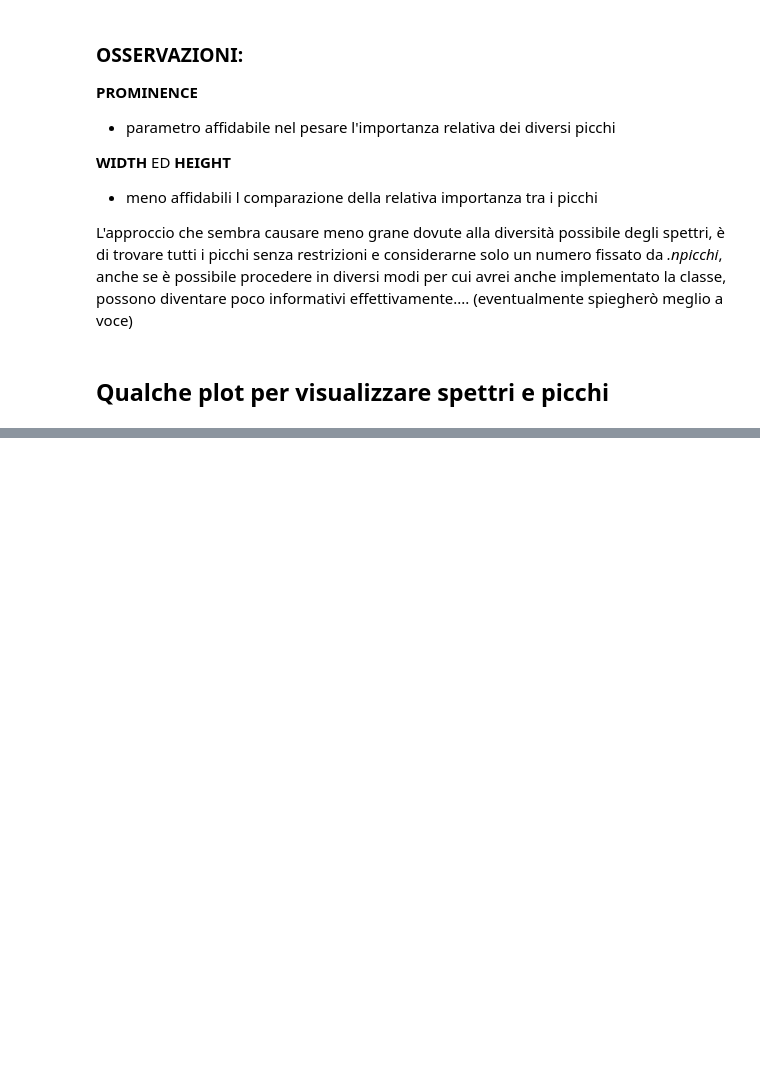
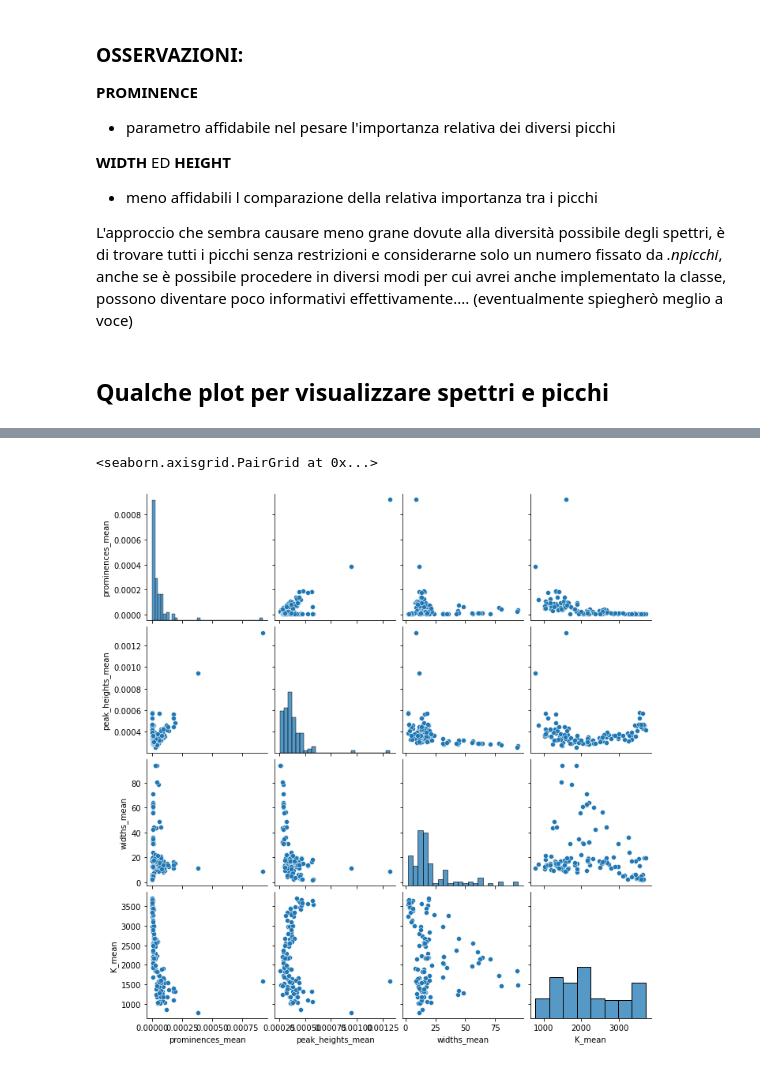
Before and after one commit to wesleyunitn/pythonProject, a Jupyter notebook: notebook/eda1.ipynb, the cells around one changed output, grey strips where cells are left out. Cells and saved outputs as stored; diff of their text form; code cells hidden in the pictures; blank space fills up the shorter version.

```diff
--- a/notebook/eda1.ipynb
+++ b/notebook/eda1.ipynb
@@ -201 +237,9 @@ picchi1.feature.head()
+# %%
+picchi2.npicchi=5
+picchi2.peakfinder()
+picchi2.featextract
+sns.pairplot(data = picchi2.feature, vars = ['prominences_mean','peak_heights_mean','widths_mean','K_mean'])
+# %% [output]
+<seaborn.axisgrid.PairGrid at 0x...>
+[figure, added]
 # %%
```
Also changed, not shown: parts of 15 cells of this notebook, 6 other files.
